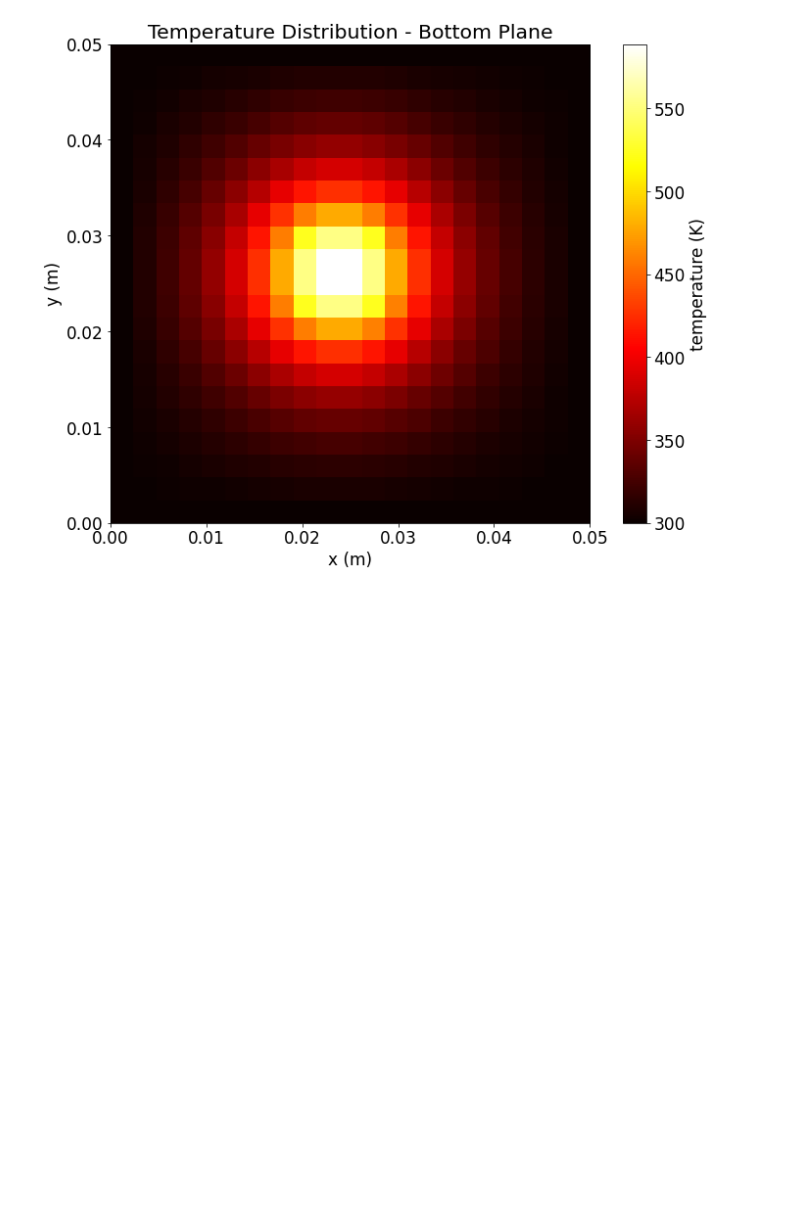
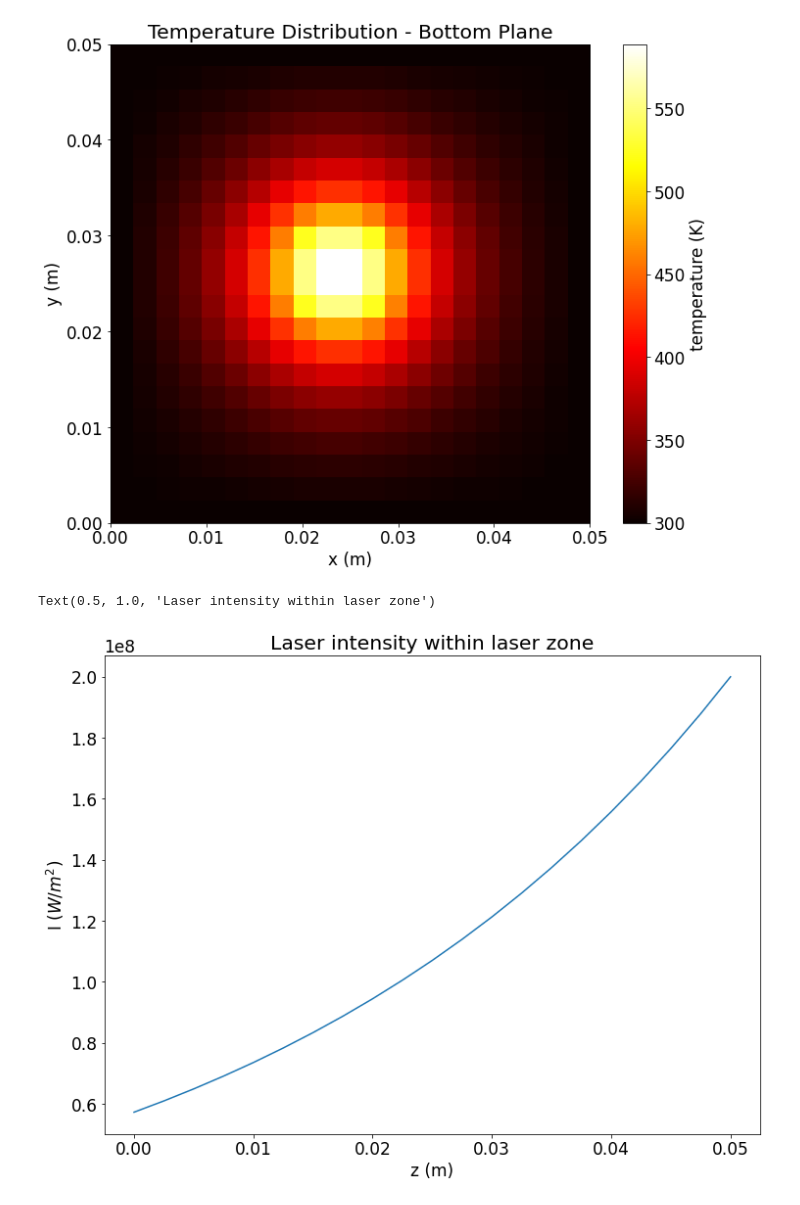
Before and after one commit to unjike/Modeling-and-Simulation-of-Advanced-Manufacturing-Processes, a Jupyter notebook: Modeling_and_Simulation_of_Laser_Processing.ipynb, the cells around one changed output. Drawn from its saved outputs; the diff is of its cells as text; code cells hidden in the pictures; blank space fills up the shorter version.

```diff
--- a/Modeling_and_Simulation_of_Laser_Processing.ipynb
+++ b/Modeling_and_Simulation_of_Laser_Processing.ipynb
@@ -134,3 +134,13 @@ plt.title('Temperature Distribution - Bottom Plane')
 plt.show()
 # %% [output]
 [figure]
+# %%
+z = np.linspace(0,0.05,n)
+I = lambda x: I_o*np.exp(-a*(0.05 - x))
+plt.plot(z, I(z))
+plt.xlabel('z (m)')
+plt.ylabel('I ($W/m^2$)')
+plt.title('Laser intensity within laser zone')
+# %% [output]
+Text(0.5, 1.0, 'Laser intensity within laser zone')
+[figure, added]
```
Also changed, not shown: parts of 2 cells of this notebook.
